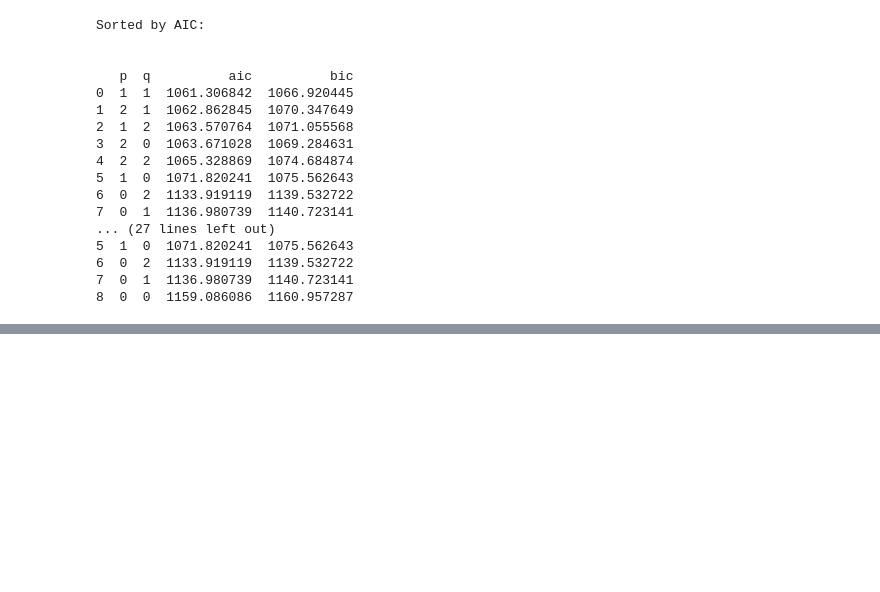
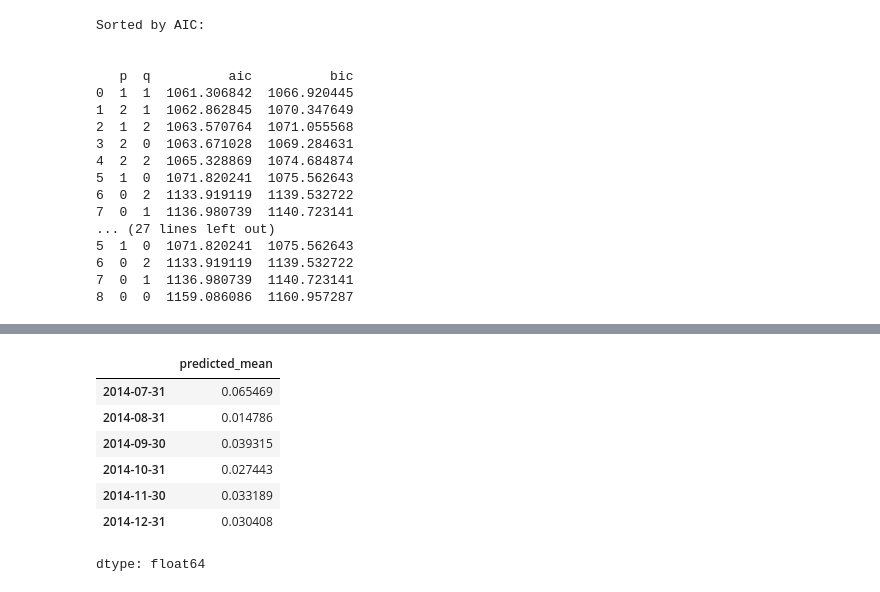
Before and after one commit to sk-shahsi/ML_Model, a Jupyter notebook: Time_series.ipynb, the cells around one changed output, grey strips where cells are left out. Cells and saved outputs as stored; diff of their text form; code cells hidden in the pictures; blank space fills up the shorter version.

```diff
--- a/Time_series.ipynb
+++ b/Time_series.ipynb
@@ -552,0 +575,21 @@ Sorted by AIC:
+# %%
+# Fit an AR model to the transformed training data with lag order 1 and view its optimal parameter values
+# Note: You may try other suitable lag order values as well
+
+ar_model = ARIMA(df_boxcox_diff,order=(1,0,0))
+ar_model = ar_model.fit()
+# %%
+# Obtain predictions from the AR model for the testing data indices
+train_len =42
+ar_model_preds = ar_model.predict(start = train_len, end = len(data) - 1)
+# %%
+ar_model_preds
+# %% [output]
+|  | predicted_mean |
+| 2014-07-31 | 0.065469 |
+| 2014-08-31 | 0.014786 |
+| 2014-09-30 | 0.039315 |
+| 2014-10-31 | 0.027443 |
+| 2014-11-30 | 0.033189 |
+| 2014-12-31 | 0.030408 |
+dtype: float64
```
Also changed, not shown: parts of 8 cells of this notebook.
